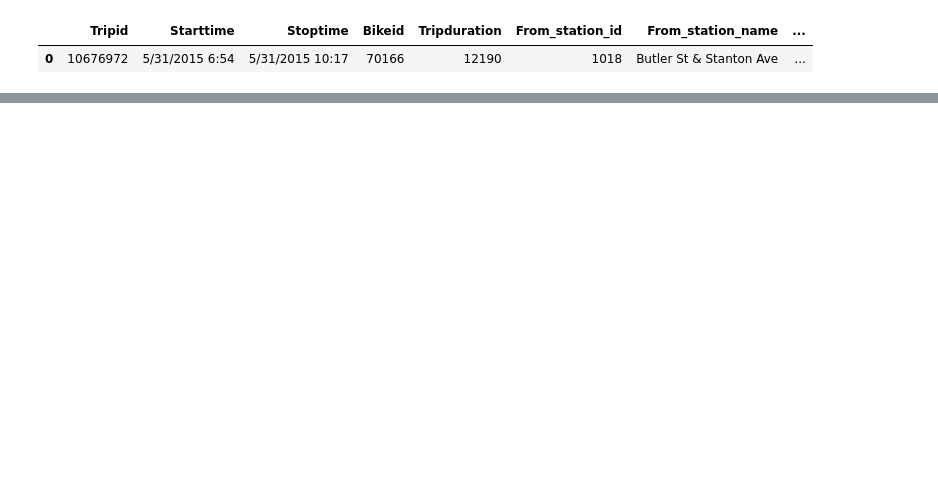
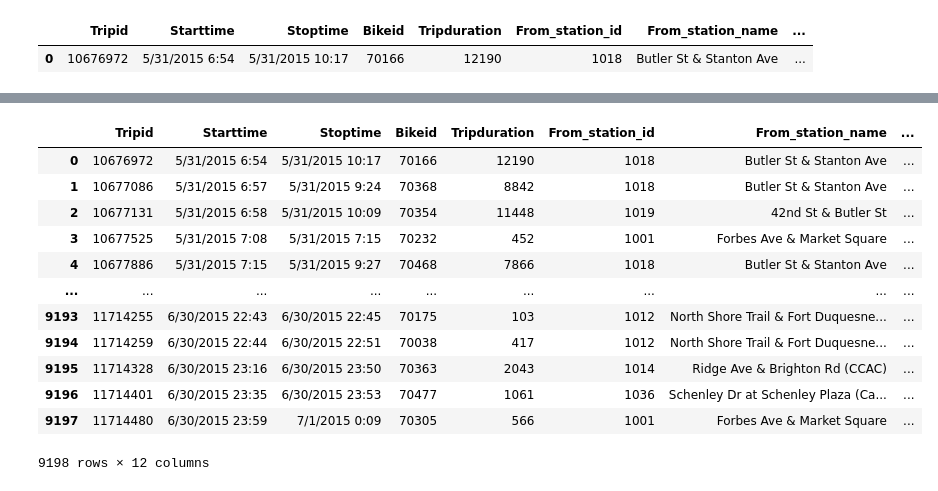
Before and after one commit to katelyn98/HealthyRide-Mapping, a Jupyter notebook: Notebooks/InflowOutflow.ipynb, the cells around one changed output, grey strips where cells are left out. Drawn from its saved outputs; the diff is of its cells as text; code cells hidden in the pictures; blank space fills up the shorter version.

```diff
--- a/Notebooks/InflowOutflow.ipynb
+++ b/Notebooks/InflowOutflow.ipynb
@@ -42,7 +68,7 @@ numpy.int64
 # %%
-df_2015_q2.insert(7, "from_census_tract", 0)
+df_2015_q2.insert(7, "from_census_tract", "0")
 # %%
-df_2015_q2.insert(10, "to_census_tract", 0)
+df_2015_q2.insert(10, "to_census_tract", "0")
 df_2015_q2.head(1)
 # %% [output]
 |  | Tripid | Starttime | Stoptime | Bikeid | Tripduration | From_station_id | From_station_name | ... |
@@ -120,0 +120,16 @@ outflow_dict = {}
+# %%
+df_2015_q2
+# %% [output]
+|  | Tripid | Starttime | Stoptime | Bikeid | Tripduration | From_station_id | From_station_name | ... |
+| 0 | 10676972 | 5/31/2015 6:54 | 5/31/2015 10:17 | 70166 | 12190 | 1018 | Butler St & Stanton Ave | ... |
+| 1 | 10677086 | 5/31/2015 6:57 | 5/31/2015 9:24 | 70368 | 8842 | 1018 | Butler St & Stanton Ave | ... |
+| 2 | 10677131 | 5/31/2015 6:58 | 5/31/2015 10:09 | 70354 | 11448 | 1019 | 42nd St & Butler St | ... |
+| 3 | 10677525 | 5/31/2015 7:08 | 5/31/2015 7:15 | 70232 | 452 | 1001 | Forbes Ave & Market Square | ... |
+| 4 | 10677886 | 5/31/2015 7:15 | 5/31/2015 9:27 | 70468 | 7866 | 1018 | Butler St & Stanton Ave | ... |
+| ... | ... | ... | ... | ... | ... | ... | ... | ... |
+| 9193 | 11714255 | 6/30/2015 22:43 | 6/30/2015 22:45 | 70175 | 103 | 1012 | North Shore Trail & Fort Duquesne... | ... |
+| 9194 | 11714259 | 6/30/2015 22:44 | 6/30/2015 22:51 | 70038 | 417 | 1012 | North Shore Trail & Fort Duquesne... | ... |
+| 9195 | 11714328 | 6/30/2015 23:16 | 6/30/2015 23:50 | 70363 | 2043 | 1014 | Ridge Ave & Brighton Rd (CCAC) | ... |
+| 9196 | 11714401 | 6/30/2015 23:35 | 6/30/2015 23:53 | 70477 | 1061 | 1036 | Schenley Dr at Schenley Plaza (Ca... | ... |
+| 9197 | 11714480 | 6/30/2015 23:59 | 7/1/2015 0:09 | 70305 | 566 | 1001 | Forbes Ave & Market Square | ... |
+9198 rows × 12 columns
```
Also changed, not shown: parts of 18 cells of this notebook.
